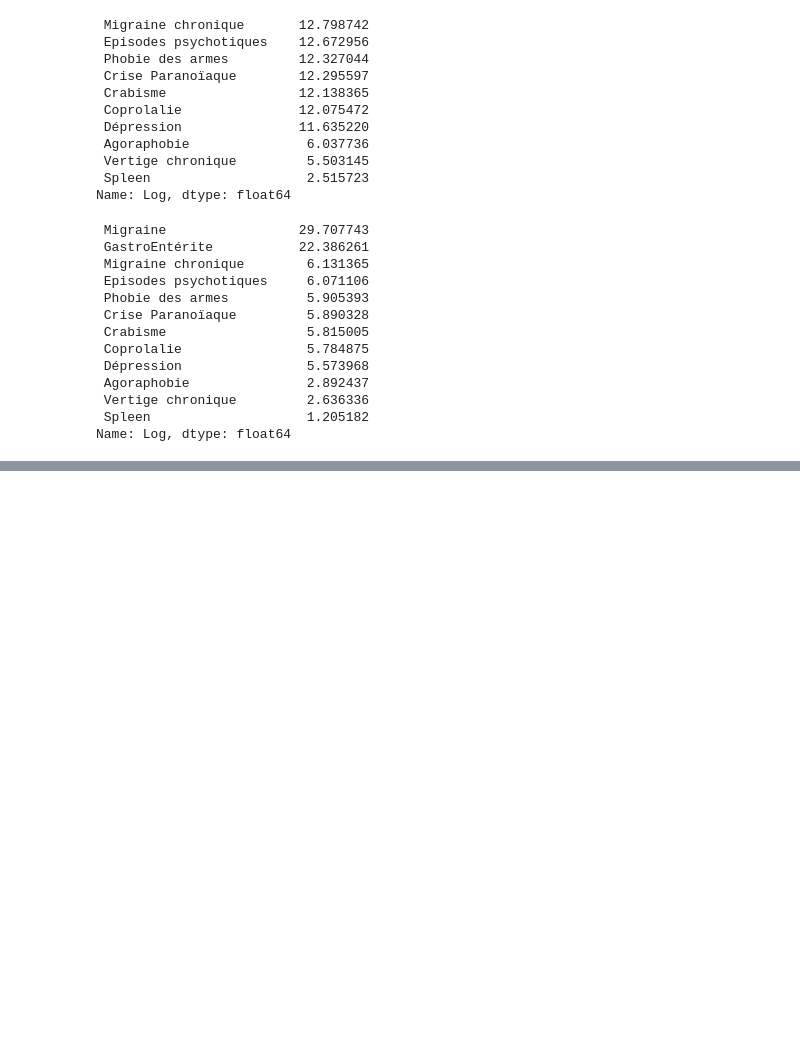
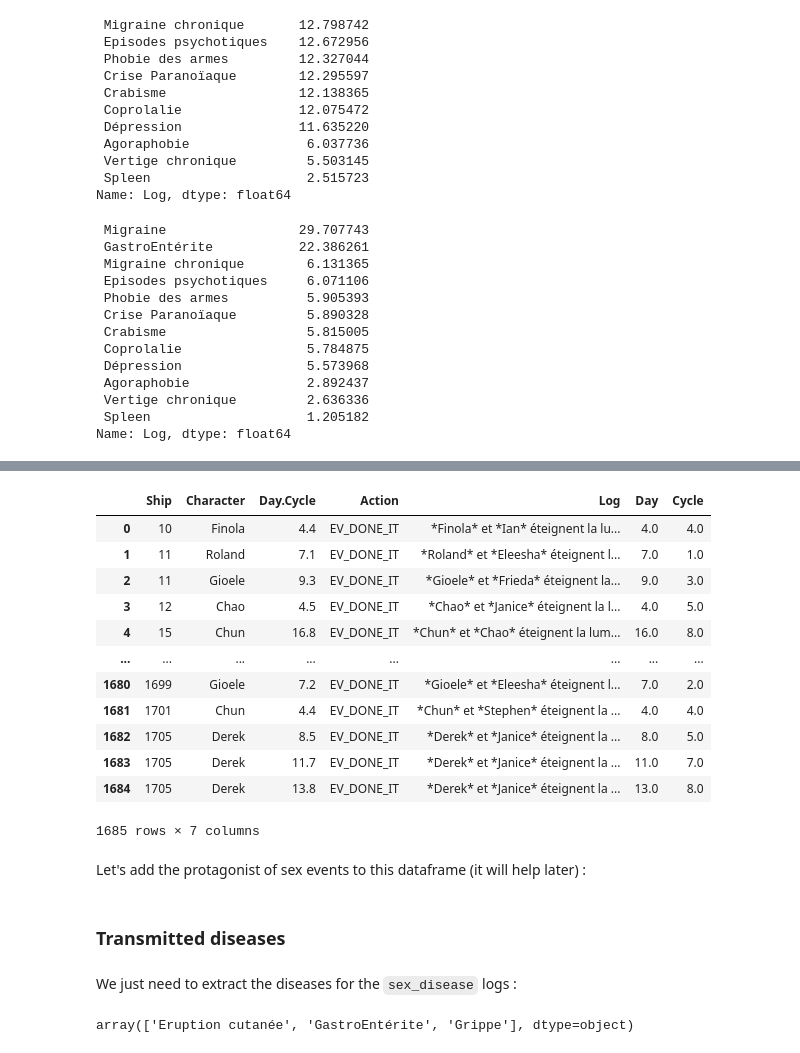
Before and after one commit to cmnemoi/mush-datamining, a Jupyter notebook: notebooks/diseases.ipynb, the cells around one changed output, grey strips where cells are left out. Saved outputs shown, nothing was run; the diff lists cells and outputs as text; code cells hidden in the pictures; blank space fills up the shorter version.

```diff
--- a/notebooks/diseases.ipynb
+++ b/notebooks/diseases.ipynb
@@ -237,0 +270,18 @@ Name: Log, dtype: float64
+# %%
+sex_logs = utils.find_all_actions_by_name(logs, "EV_DONE_IT").reset_index(drop=True);sex_logs
+# %% [output]
+|  | Ship | Character | Day.Cycle | Action | Log | Day | Cycle |
+| 0 | 10 | Finola | 4.4 | EV_DONE_IT | *Finola* et *Ian* éteignent la lu... | 4.0 | 4.0 |
+| 1 | 11 | Roland | 7.1 | EV_DONE_IT | *Roland* et *Eleesha* éteignent l... | 7.0 | 1.0 |
+| 2 | 11 | Gioele | 9.3 | EV_DONE_IT | *Gioele* et *Frieda* éteignent la... | 9.0 | 3.0 |
+| 3 | 12 | Chao | 4.5 | EV_DONE_IT | *Chao* et *Janice* éteignent la l... | 4.0 | 5.0 |
+| 4 | 15 | Chun | 16.8 | EV_DONE_IT | *Chun* et *Chao* éteignent la lum... | 16.0 | 8.0 |
+| ... | ... | ... | ... | ... | ... | ... | ... |
+| 1680 | 1699 | Gioele | 7.2 | EV_DONE_IT | *Gioele* et *Eleesha* éteignent l... | 7.0 | 2.0 |
+| 1681 | 1701 | Chun | 4.4 | EV_DONE_IT | *Chun* et *Stephen* éteignent la ... | 4.0 | 4.0 |
+| 1682 | 1705 | Derek | 8.5 | EV_DONE_IT | *Derek* et *Janice* éteignent la ... | 8.0 | 5.0 |
+| 1683 | 1705 | Derek | 11.7 | EV_DONE_IT | *Derek* et *Janice* éteignent la ... | 11.0 | 7.0 |
+| 1684 | 1705 | Derek | 13.8 | EV_DONE_IT | *Derek* et *Janice* éteignent la ... | 13.0 | 8.0 |
+1685 rows × 7 columns
+# %% [markdown]
+Let's add the protagonist of sex events to this dataframe (it will help later) :
@@ -237,0 +291,8 @@ Name: Log, dtype: float64
+# %% [markdown]
+### Transmitted diseases
+# %% [markdown]
+We just need to extract the diseases for the `sex_disease` logs :
+# %%
+STDs = np.unique(sex_diseases_logs["Log"].apply(lambda x: x.split("(")[-1].split(")")[0])); STDs
+# %% [output]
+array(['Eruption cutanée', 'GastroEntérite', 'Grippe'], dtype=object)
```
Also changed, not shown: parts of 14 cells of this notebook.
